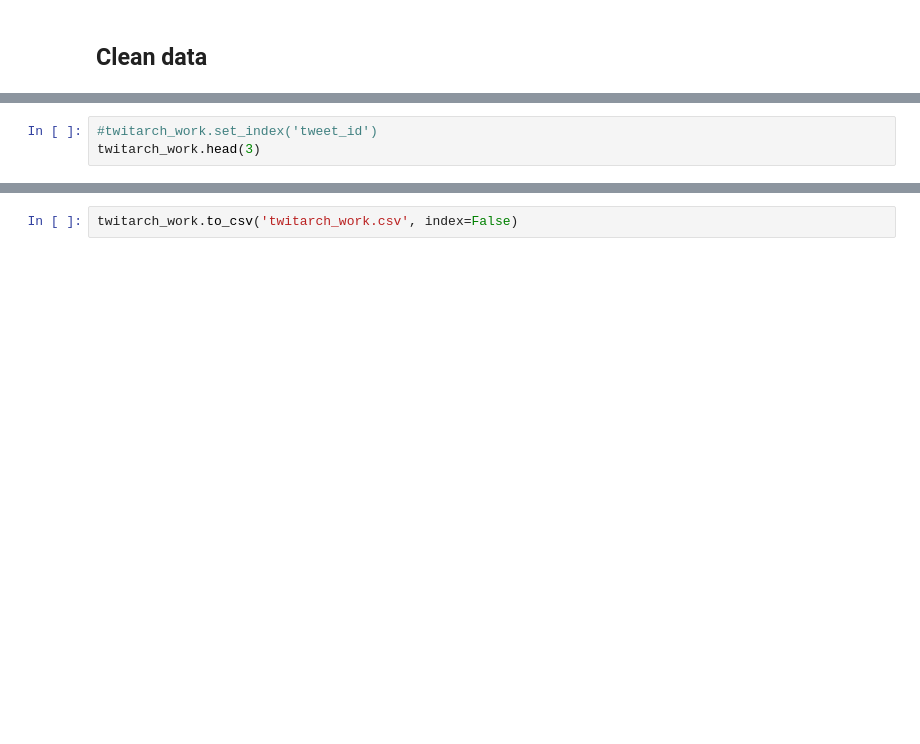
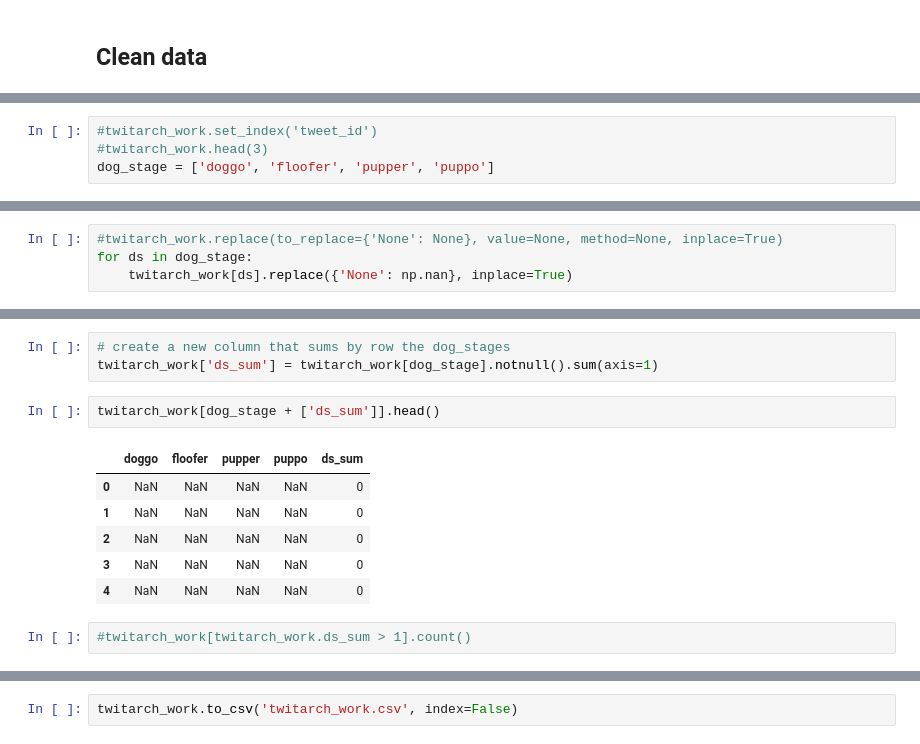
Before and after one commit to alf808/doggie-tweets, a Jupyter notebook: wrangle_act.ipynb, the cells around one changed output, grey strips where cells are left out. Saved outputs shown, nothing was run; the diff lists cells and outputs as text; blank space fills up the shorter version.

```diff
--- a/wrangle_act.ipynb
+++ b/wrangle_act.ipynb
@@ -246,3 +253,4 @@ addedfields_work = added_fields.copy()
 # %%
 #twitarch_work.set_index('tweet_id')
-twitarch_work.head(3)
+#twitarch_work.head(3)
+dog_stage = ['doggo', 'floofer', 'pupper', 'puppo']
@@ -255,0 +259,4 @@ doggo_idx = twitarch_work[(twitarch_work.text.str.contains('doggo')) & (twitarch
+# %%
+#twitarch_work.replace(to_replace={'None': None}, value=None, method=None, inplace=True)
+for ds in dog_stage:
+    twitarch_work[ds].replace({'None': np.nan}, inplace=True)
@@ -255,0 +291,14 @@ doggo_idx = twitarch_work[(twitarch_work.text.str.contains('doggo')) & (twitarch
+# %%
+# create a new column that sums by row the dog_stages
+twitarch_work['ds_sum'] = twitarch_work[dog_stage].notnull().sum(axis=1)
+# %%
+twitarch_work[dog_stage + ['ds_sum']].head()
+# %% [output]
+|  | doggo | floofer | pupper | puppo | ds_sum |
+| 0 | NaN | NaN | NaN | NaN | 0 |
+| 1 | NaN | NaN | NaN | NaN | 0 |
+| 2 | NaN | NaN | NaN | NaN | 0 |
+| 3 | NaN | NaN | NaN | NaN | 0 |
+| 4 | NaN | NaN | NaN | NaN | 0 |
+# %%
+#twitarch_work[twitarch_work.ds_sum > 1].count()
```
Also changed, not shown: parts of 22 cells of this notebook.
